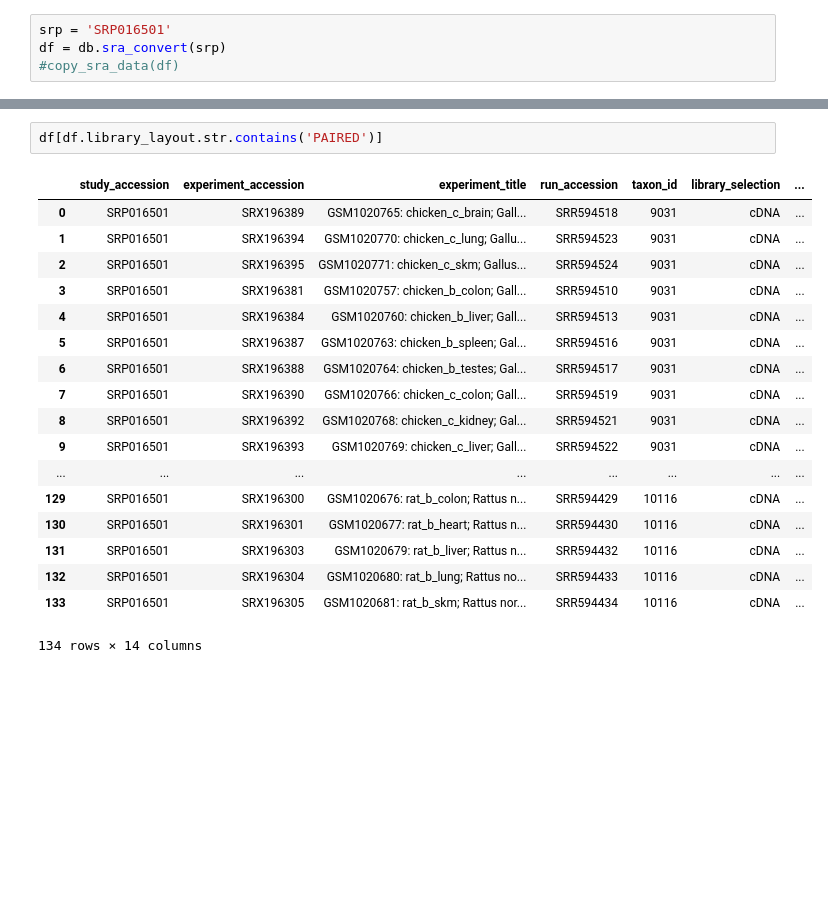
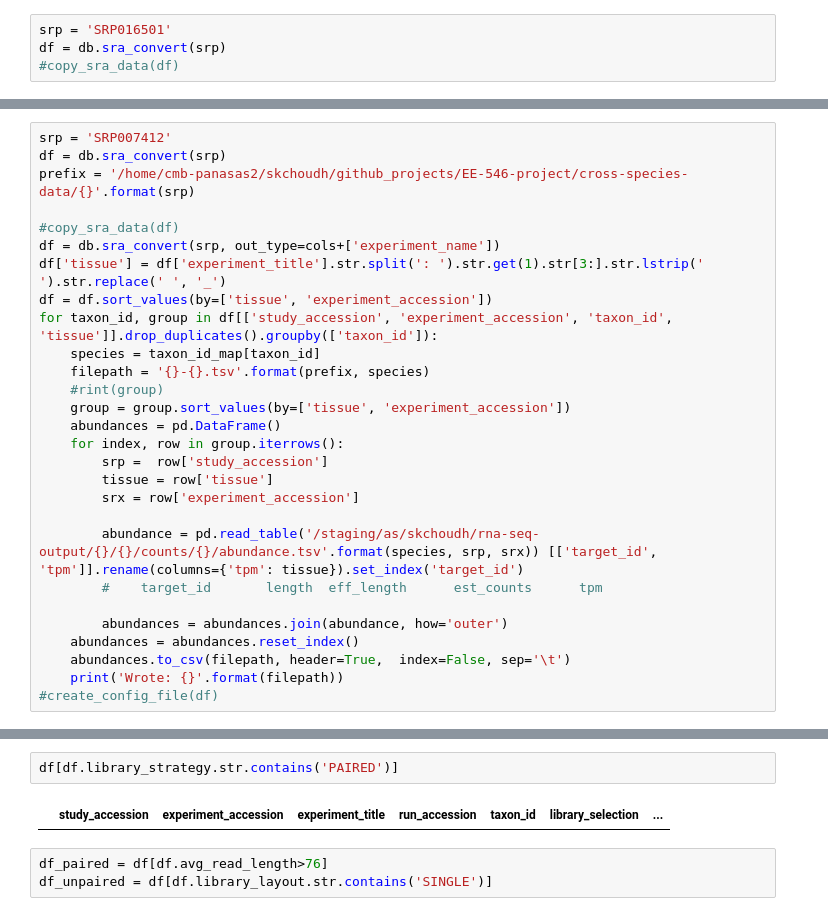
Before and after one commit to saketkc/EE-546-project, a Jupyter notebook: notebooks/08.SRA-parser.ipynb, the cells around one changed output, grey strips where cells are left out. Drawn from its saved outputs; the diff is of its cells as text; blank space fills up the shorter version.

```diff
--- a/notebooks/08.SRA-parser.ipynb
+++ b/notebooks/08.SRA-parser.ipynb
@@ -19,0 +425,28 @@ df = db.sra_convert(srp)
+# %%
+srp = 'SRP007412'
+df = db.sra_convert(srp)
+prefix = '/home/cmb-panasas2/skchoudh/github_projects/EE-546-project/cross-species-data/{}'.format(srp)
+
+#copy_sra_data(df)
+df = db.sra_convert(srp, out_type=cols+['experiment_name'])
+df['tissue'] = df['experiment_title'].str.split(': ').str.get(1).str[3:].str.lstrip(' ').str.replace(' ', '_')
+df = df.sort_values(by=['tissue', 'experiment_accession'])
+for taxon_id, group in df[['study_accession', 'experiment_accession', 'taxon_id', 'tissue']].drop_duplicates().groupby(['taxon_id']):
+    species = taxon_id_map[taxon_id]
+    filepath = '{}-{}.tsv'.format(prefix, species)
+    #rint(group)
+    group = group.sort_values(by=['tissue', 'experiment_accession'])
+    abundances = pd.DataFrame()
+    for index, row in group.iterrows():
+        srp =  row['study_accession']
+        tissue = row['tissue']
+        srx = row['experiment_accession']
+
+        abundance = pd.read_table('/staging/as/skchoudh/rna-seq-output/{}/{}/counts/{}/abundance.tsv'.format(species, srp, srx)) [['target_id', 'tpm']].rename(columns={'tpm': tissue}).set_index('target_id')
+        #    target_id       length  eff_length      est_counts      tpm
+
+        abundances = abundances.join(abundance, how='outer')
+    abundances = abundances.reset_index()
+    abundances.to_csv(filepath, header=True,  index=False, sep='\t')
+    print('Wrote: {}'.format(filepath))
+#create_config_file(df)
@@ -20,21 +473,7 @@ df = db.sra_convert(srp)
 # %%
-df[df.library_layout.str.contains('PAIRED')]
+df[df.library_strategy.str.contains('PAIRED')]
 # %% [output]
 |  | study_accession | experiment_accession | experiment_title | run_accession | taxon_id | library_selection | ... |
-| 0 | SRP016501 | SRX196389 | GSM1020765: chicken_c_brain; Gall... | SRR594518 | 9031 | cDNA | ... |
-| 1 | SRP016501 | SRX196394 | GSM1020770: chicken_c_lung; Gallu... | SRR594523 | 9031 | cDNA | ... |
-| 2 | SRP016501 | SRX196395 | GSM1020771: chicken_c_skm; Gallus... | SRR594524 | 9031 | cDNA | ... |
-| 3 | SRP016501 | SRX196381 | GSM1020757: chicken_b_colon; Gall... | SRR594510 | 9031 | cDNA | ... |
-| 4 | SRP016501 | SRX196384 | GSM1020760: chicken_b_liver; Gall... | SRR594513 | 9031 | cDNA | ... |
-| 5 | SRP016501 | SRX196387 | GSM1020763: chicken_b_spleen; Gal... | SRR594516 | 9031 | cDNA | ... |
-| 6 | SRP016501 | SRX196388 | GSM1020764: chicken_b_testes; Gal... | SRR594517 | 9031 | cDNA | ... |
-| 7 | SRP016501 | SRX196390 | GSM1020766: chicken_c_colon; Gall... | SRR594519 | 9031 | cDNA | ... |
-| 8 | SRP016501 | SRX196392 | GSM1020768: chicken_c_kidney; Gal... | SRR594521 | 9031 | cDNA | ... |
-| 9 | SRP016501 | SRX196393 | GSM1020769: chicken_c_liver; Gall... | SRR594522 | 9031 | cDNA | ... |
-| ... | ... | ... | ... | ... | ... | ... | ... |
-| 129 | SRP016501 | SRX196300 | GSM1020676: rat_b_colon; Rattus n... | SRR594429 | 10116 | cDNA | ... |
-| 130 | SRP016501 | SRX196301 | GSM1020677: rat_b_heart; Rattus n... | SRR594430 | 10116 | cDNA | ... |
-| 131 | SRP016501 | SRX196303 | GSM1020679: rat_b_liver; Rattus n... | SRR594432 | 10116 | cDNA | ... |
-| 132 | SRP016501 | SRX196304 | GSM1020680: rat_b_lung; Rattus no... | SRR594433 | 10116 | cDNA | ... |
-| 133 | SRP016501 | SRX196305 | GSM1020681: rat_b_skm; Rattus nor... | SRR594434 | 10116 | cDNA | ... |
-134 rows × 14 columns
+# %%
+df_paired = df[df.avg_read_length>76]
+df_unpaired = df[df.library_layout.str.contains('SINGLE')]
```
Also changed, not shown: parts of 20 cells of this notebook, 2 other files.
